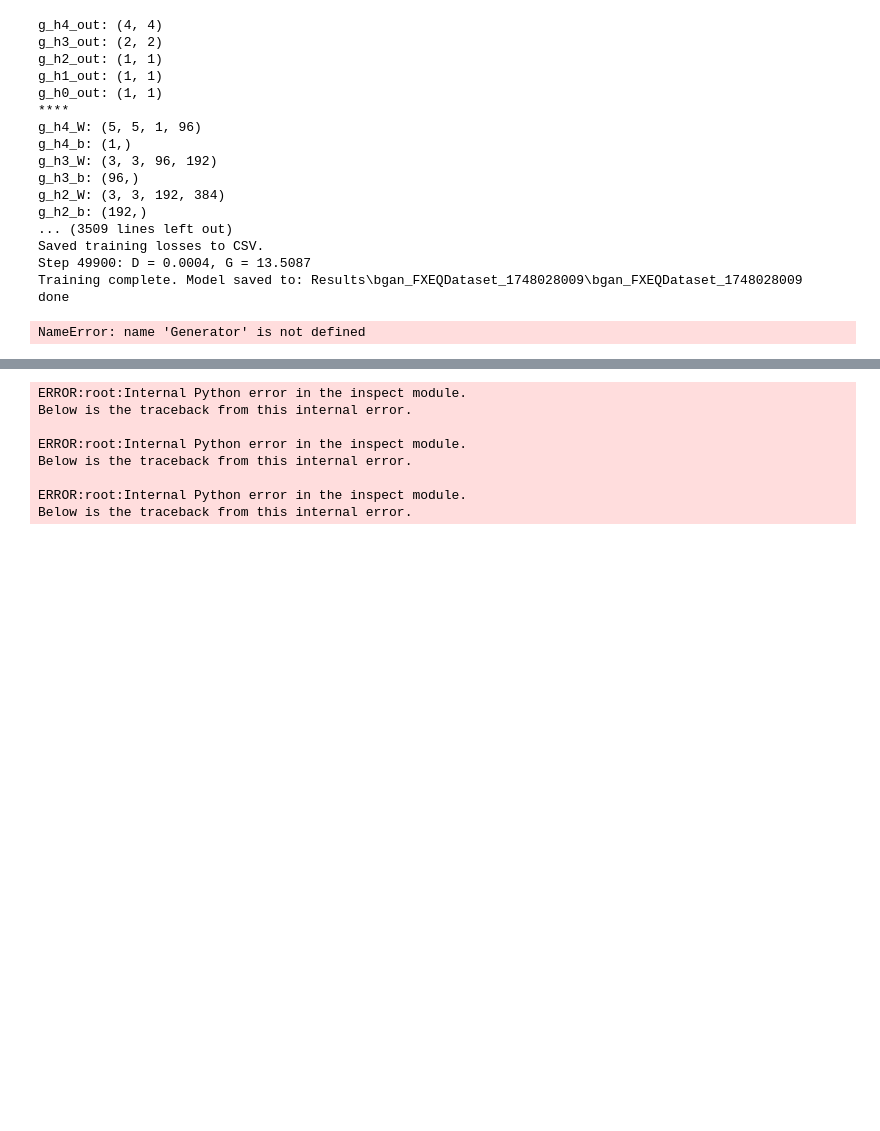
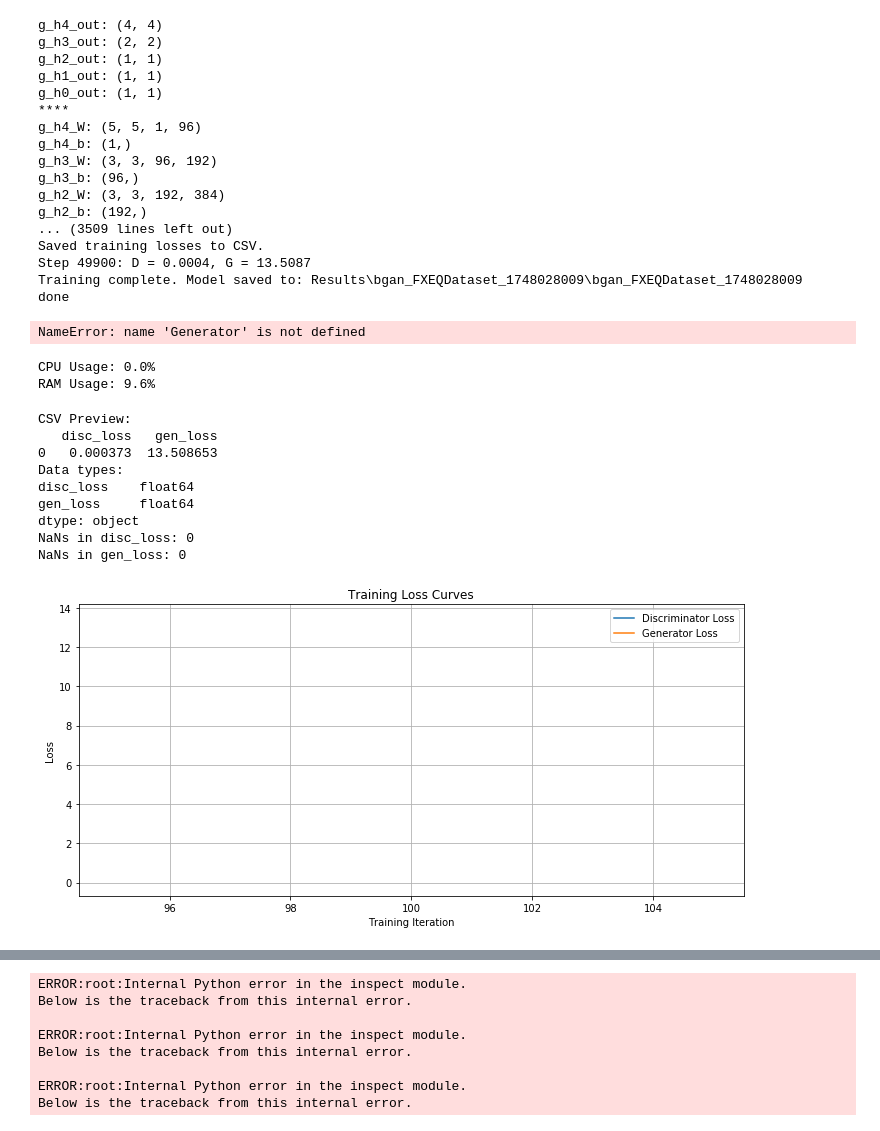
Before and after one commit to AIHawking187/Implementing_Research_Papers, a Jupyter notebook: GANs/BayesGAN.ipynb, the cells around one changed output, grey strips where cells are left out. Saved outputs shown, nothing was run; the diff lists cells and outputs as text; code cells hidden in the pictures; blank space fills up the shorter version.

```diff
--- a/GANs/BayesGAN.ipynb
+++ b/GANs/BayesGAN.ipynb
@@ -910,25 +849,60 @@ Step 49900: D = 0.0004, G = 13.5087
 Training complete. Model saved to: Results\bgan_FXEQDataset_1748028009\bgan_FXEQDataset_1748028009
 done
 NameError: name 'Generator' is not defined
+# %%
+import psutil
+
+# CPU and RAM usage
+print(f"CPU Usage: {psutil.cpu_percent()}%")
+print(f"RAM Usage: {psutil.virtual_memory().percent}%")
+# %% [output]
+CPU Usage: 0.0%
+RAM Usage: 9.6%
 # %%
 import pandas as pd
 import matplotlib.pyplot as plt
 import os
 
-# Update path to your actual result folder
+# Path to your results CSV
 result_dir = "Results/bgan_FXEQDataset_1748028009/bgan_FXEQDataset_1748028009"
 loss_path = os.path.join(result_dir, "training_losses.csv")
 
+# Load and check the CSV
 loss_df = pd.read_csv(loss_path)
+print("CSV Preview:")
+print(loss_df.head())   # Show first few rows
+print("Data types:")
+print(loss_df.dtypes)   # Confirm it's float
+
+# Check for NaNs
+print("NaNs in disc_loss:", loss_df['disc_loss'].isna().sum())
+print("NaNs in gen_loss:", loss_df['gen_loss'].isna().sum())
+
+# Fix index to match iterations (e.g., every 100 steps)
+steps = list(range(100, 100 * (len(loss_df) + 1), 100))
+
+# Plot the actual curves
 plt.figure(figsize=(10, 5))
-plt.plot(loss_df['disc_loss'], label='Discriminator Loss')
-plt.plot(loss_df['gen_loss'], label='Generator Loss')
+plt.plot(steps, loss_df['disc_loss'], label='Discriminator Loss')
+plt.plot(steps, loss_df['gen_loss'], label='Generator Loss')
 plt.title("Training Loss Curves")
-plt.xlabel("Save Step (every 100 iterations)")
+plt.xlabel("Training Iteration")
 plt.ylabel("Loss")
 plt.legend()
 plt.grid(True)
+plt.tight_layout()
 plt.show()
+# %% [output]
+CSV Preview:
+   disc_loss   gen_loss
+0   0.000373  13.508653
+Data types:
+disc_loss    float64
+gen_loss     float64
+dtype: object
+NaNs in disc_loss: 0
+NaNs in gen_loss: 0
+[figure, added]
 # %%
 import numpy as np
 import tensorflow.compat.v1 as tf
```
Also changed, not shown: parts of 4 cells of this notebook.
